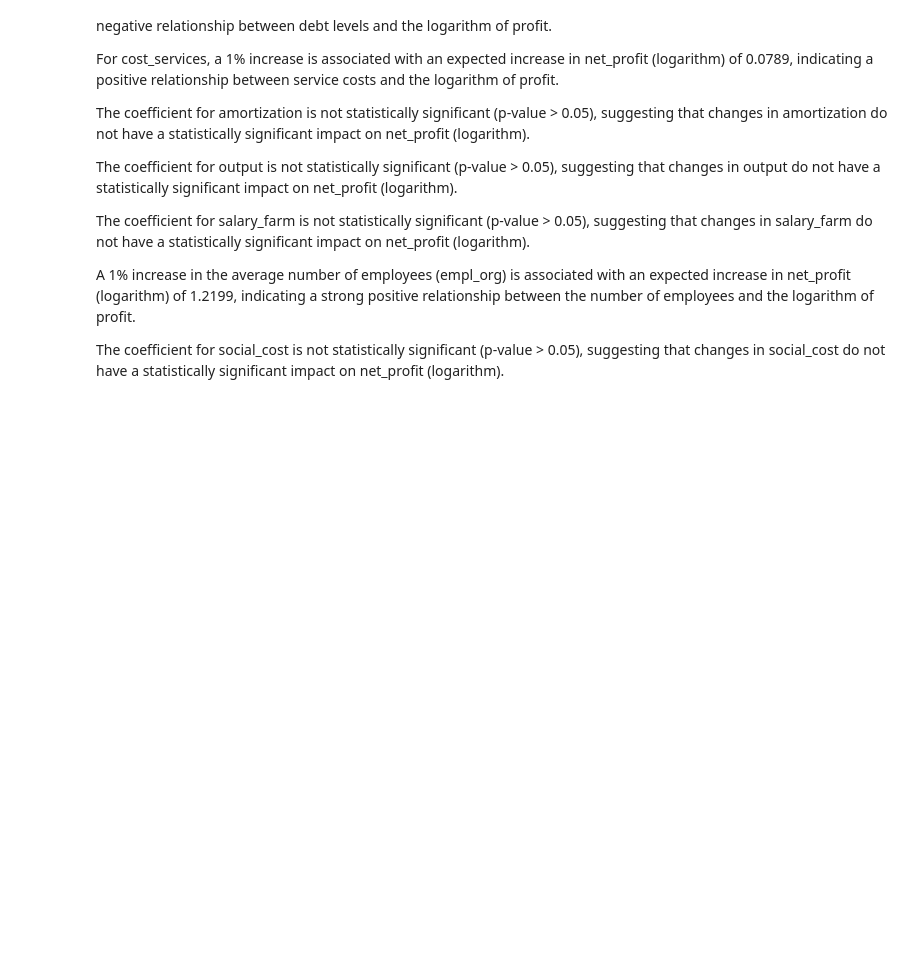
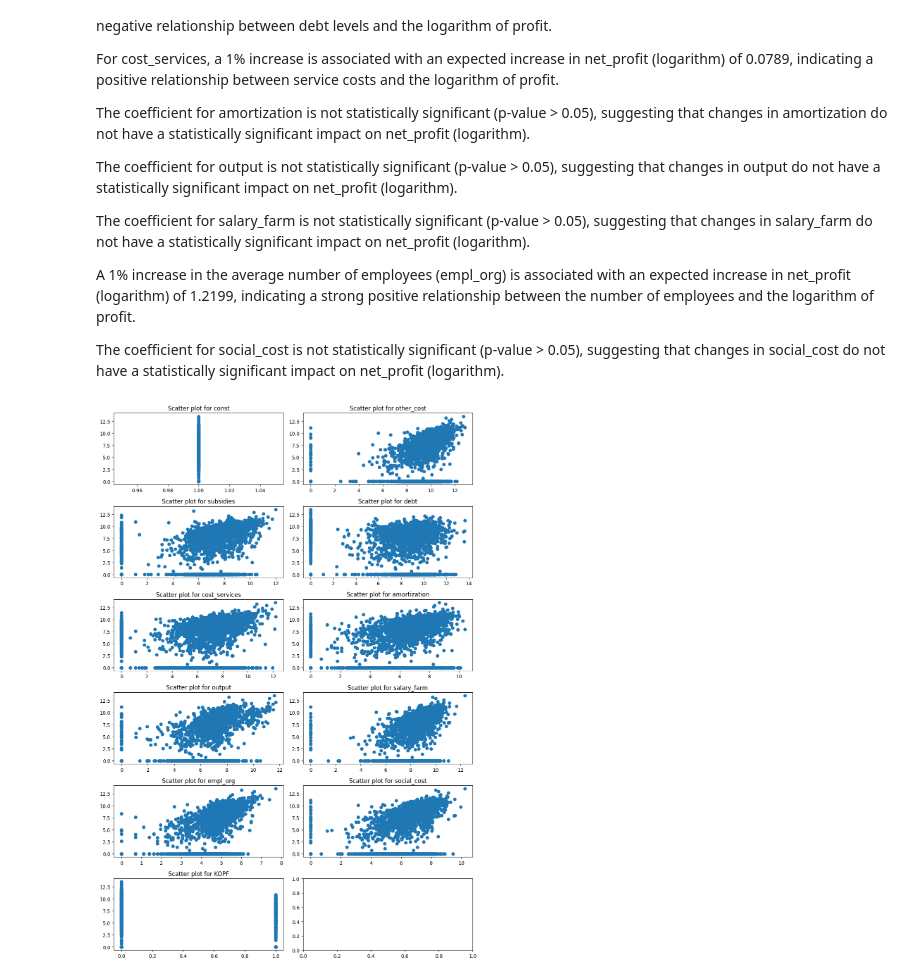
Before and after one commit to SergeyHSE/LinearRegressor.github.io, a Jupyter notebook: RegressionAnalysis.ipynb, the cells around one changed output. Cells and saved outputs as stored; diff of their text form; code cells hidden in the pictures; blank space fills up the shorter version.

```diff
--- a/RegressionAnalysis.ipynb
+++ b/RegressionAnalysis.ipynb
@@ -878,3 +878,23 @@ The coefficient for salary_farm is not statistically significant (p-value > 0.05
 A 1% increase in the average number of employees (empl_org) is associated with an expected increase in net_profit (logarithm) of 1.2199, indicating a strong positive relationship between the number of employees and the logarithm of profit.
 
 The coefficient for social_cost is not statistically significant (p-value > 0.05), suggesting that changes in social_cost do not have a statistically significant impact on net_profit (logarithm).
+# %%
+feature_names = list(X_log.columns)
+num_rows = 6
+num_plots = len(feature_names)
+num_cols = 2
+fig, axes = plt.subplots(nrows=num_rows, ncols=num_cols, figsize=(11, 16), dpi=100)
+axes = axes.flatten()
+
+for i in range(num_plots):
+  if i < num_plots:
+    ax = axes[i]
+    feature_data = X_log[feature_names[i]]
+    ax.scatter(x=feature_data, y=y_log, marker='o')
+    ax.set_title(f'Scatter plot for {feature_names[i]}')
+  else:
+    fig.delaxes(axes[i])
+plt.tight_layout()
+plt.show()
+# %% [output]
+[figure, added]
```
